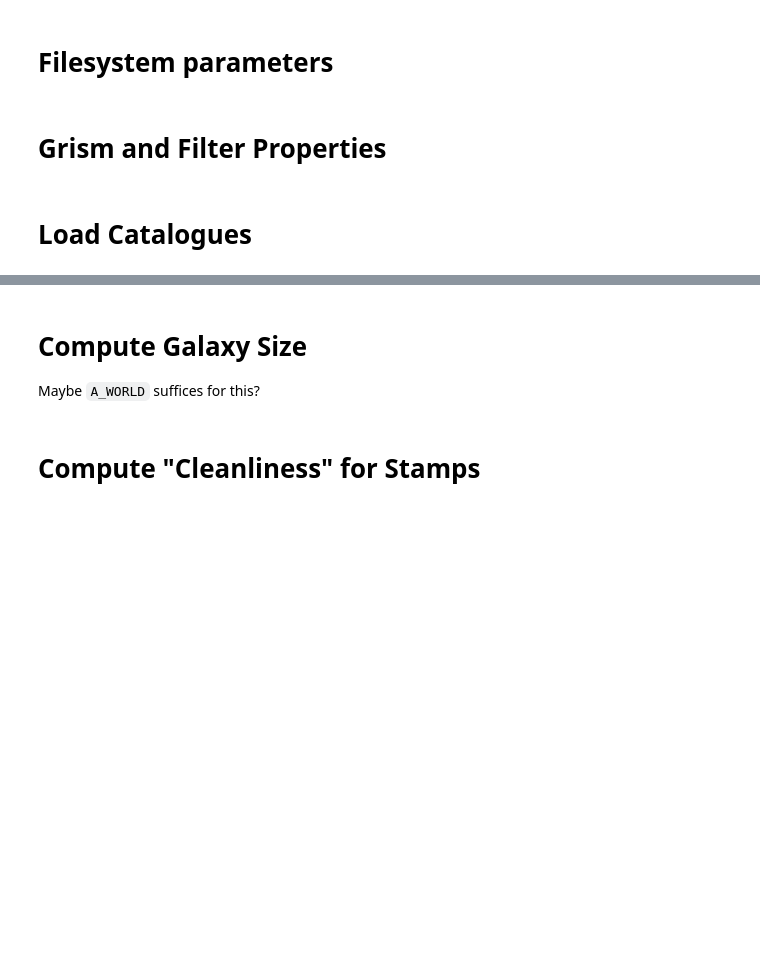
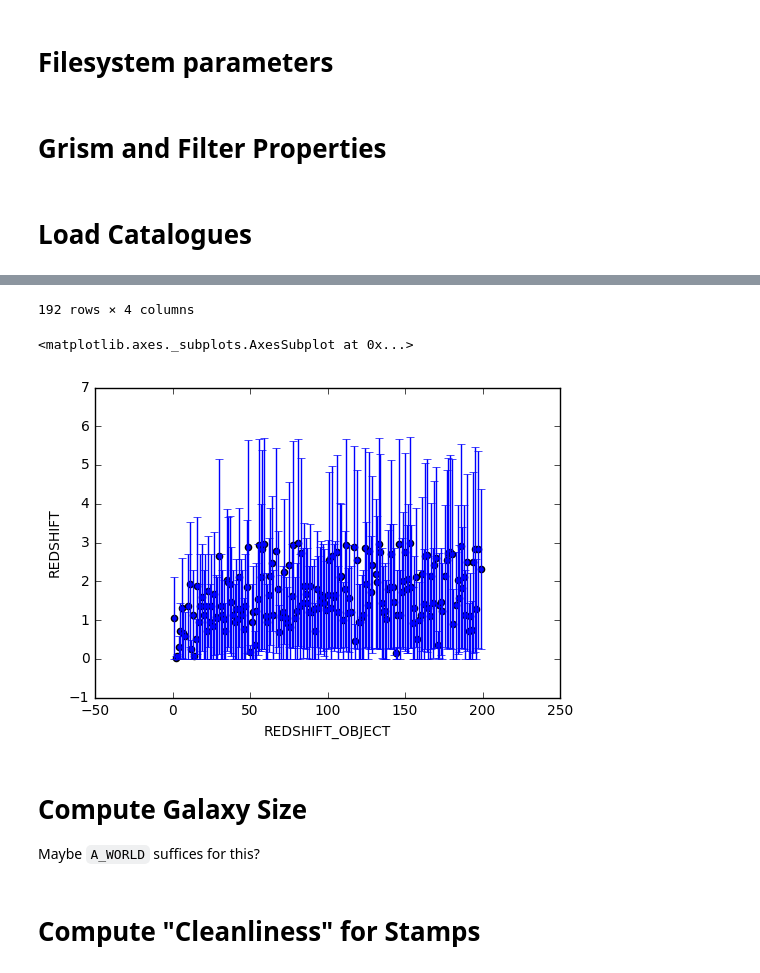
Before and after one commit to AstroZooMin/WISPSBayesianLineID, a Jupyter notebook: BayesianFramework/CleanSpectrumSampling.ipynb, the cells around one changed output, grey strips where cells are left out. Saved outputs shown, nothing was run; the diff lists cells and outputs as text; code cells hidden in the pictures; blank space fills up the shorter version.

```diff
--- a/BayesianFramework/CleanSpectrumSampling.ipynb
+++ b/BayesianFramework/CleanSpectrumSampling.ipynb
@@ -126,0 +133,61 @@ objectCatalogues = { pathlib.Path(path).stem : pd.read_csv(path,
+# %%
+def getSymmetricBracketingPercentile(bestRedshift, redshifts, probabilities, fraction) :
+    indexOfBestRedshift = np.where(redshifts == bestRedshift)
+    probabilitySum = np.sum(probabilities)
+    probabilitySumFraction = fraction*0.5*probabilitySum
+    # scan backwards
+    backwardSum = 0
+    lowerBound = None
+    for index in range(indexOfBestRedshift[0][0], 0, -1) :
+        backwardSum += probabilities[index]
+        #print(index, probabilities[index], backwardSum, redshifts[index], probabilitySum, probabilitySumFraction)
+        if backwardSum > probabilitySumFraction :
+            lowerBound = redshifts[index]
+            break
+
+    # scan forwards
+    forwardSum = 0
+    upperBound = None
+    for index in range(indexOfBestRedshift[0][0], len(probabilities)) :
+        forwardSum += probabilities[index]
+        if forwardSum > probabilitySumFraction :
+            upperBound = redshifts[index]
+            break
+    return (lowerBound if lowerBound is not None else redshifts[0], upperBound if upperBound is not None else redshifts[-1])
+
+def getBracketingPercentile(bestRedshift, redshifts, probabilities, fraction) :
+    indexOfBestRedshift = np.where(redshifts == bestRedshift)
+    probabilitySum = np.sum(probabilities)
+    probabilitySumFraction = fraction*probabilitySum
+    enclosedSum = probabilities[indexOfBestRedshift[0][0]]
+    bracketSize = 1
+    stillAdding = True
+    while enclosedSum < probabilitySumFraction and stillAdding:
+        stillAdding = False
+        if indexOfBestRedshift[0][0] - bracketSize > 0 :
+            enclosedSum += probabilities[indexOfBestRedshift[0][0] - bracketSize]
+            stillAdding = True
+        if indexOfBestRedshift[0][0] + bracketSize < len(probabilities) :
+            enclosedSum += probabilities[indexOfBestRedshift[0][0] + bracketSize]
+            stillAdding = True
+        bracketSize += 1
+    return (redshifts[max(0, indexOfBestRedshift[0][0] - bracketSize)], redshifts[min(indexOfBestRedshift[0][0] + bracketSize, len(redshifts) -1)])
+
+redshiftEstimatesHdus = astrofits.open(redshiftEstimatesPath)
+redshiftEstimateTable = redshiftEstimatesHdus[1].data
+redshiftErrors = [ getBracketingPercentile(*redshiftPdfData, 0.9) for redshiftPdfData in zip(redshiftEstimateTable['redshift'], redshiftEstimateTable['redshift_space'], redshiftEstimateTable['chisq']) ]
+redshiftEstimatesFrame = pd.DataFrame.from_dict({'REDSHIFT_OBJECT' : redshiftEstimateTable['target'].byteswap().newbyteorder() ,
+                                                 'REDSHIFT' : redshiftEstimateTable['redshift'].byteswap().newbyteorder(),
+                                                 'MIN_REDSHIFT' : [minRedshift for minRedshift, _ in redshiftErrors],
+                                                 'MAX_REDSHIFT' : [maxRedshift for _, maxRedshift in redshiftErrors] } )
+
+cutRedshiftEstimatesFrame = redshiftEstimatesFrame[redshiftEstimatesFrame['REDSHIFT_OBJECT'] < 200]
+display(cutRedshiftEstimatesFrame)
+errors = np.array([[ z - minZ for minZ, z in zip(cutRedshiftEstimatesFrame['MIN_REDSHIFT'], cutRedshiftEstimatesFrame['REDSHIFT']) ],
+                   [ maxZ - z for maxZ, z in zip(cutRedshiftEstimatesFrame['MAX_REDSHIFT'], cutRedshiftEstimatesFrame['REDSHIFT']) ]
+                   ])
+
+cutRedshiftEstimatesFrame.plot.scatter(x='REDSHIFT_OBJECT',
+                                    y='REDSHIFT',
+                                    yerr=errors)
+# %% [output]
@@ -127,3 +211,6 @@ objectCatalogues = { pathlib.Path(path).stem : pd.read_csv(path,
+192 rows × 4 columns
+<matplotlib.axes._subplots.AxesSubplot at 0x...>
+[figure, added]
 # %% [markdown]
 # Compute Galaxy Size
 Maybe `A_WORLD` suffices for this?
```
Also changed, not shown: parts of 10 cells of this notebook.
